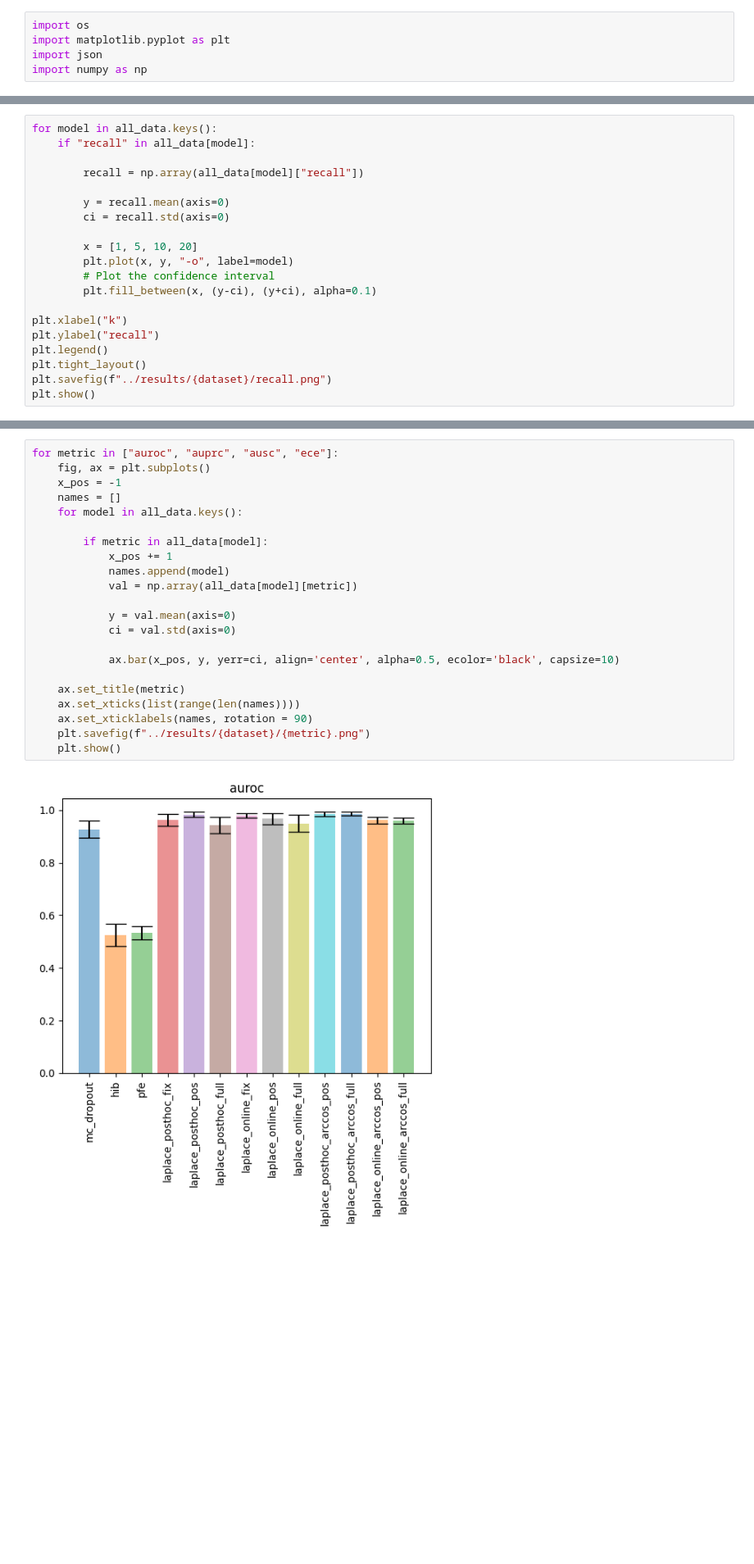
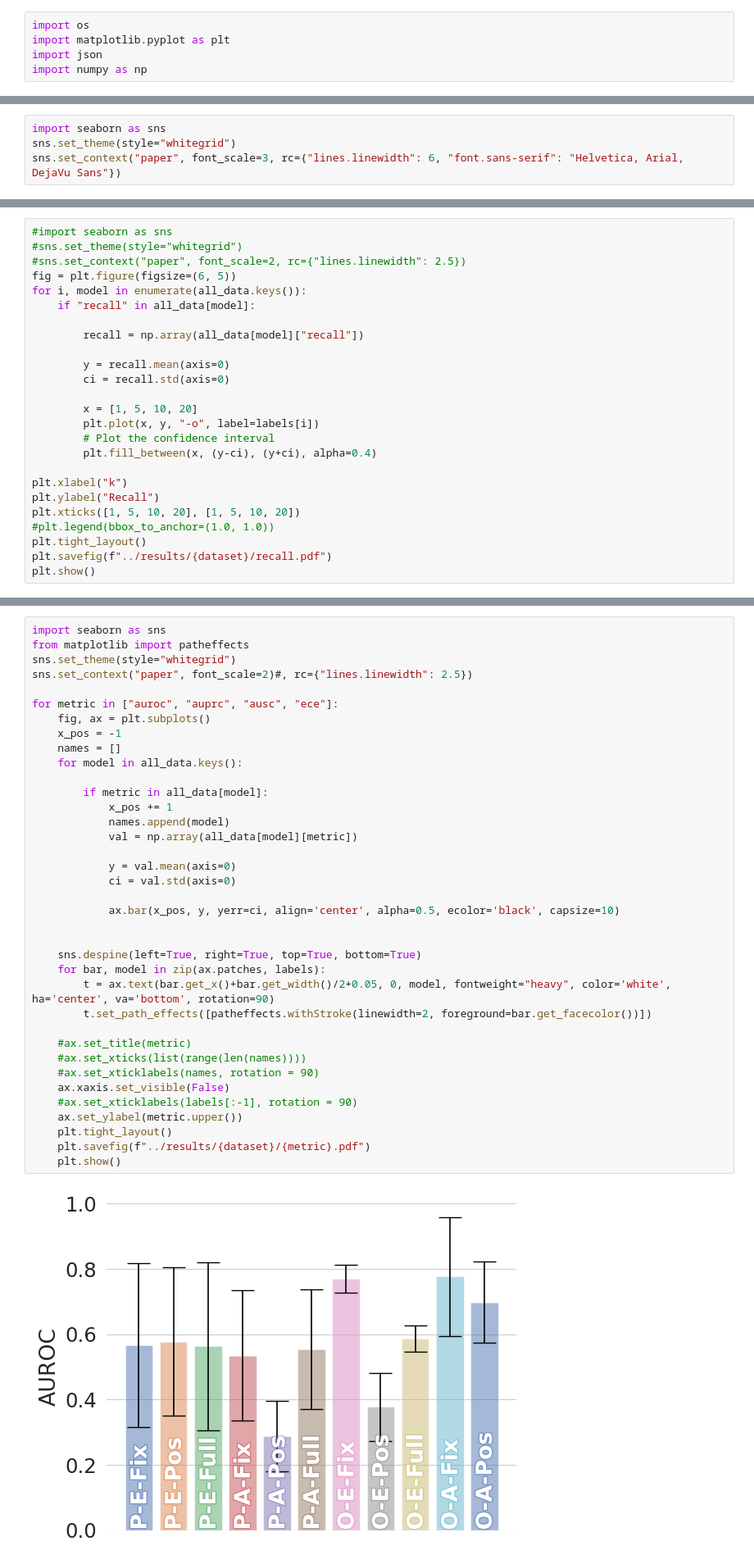
Before and after one commit to FrederikWarburg/bayesian-metric-learning, a Jupyter notebook: notebooks/accumulate_results.ipynb, the cells around one changed output, grey strips where cells are left out. Shown: that part at 82% size. Drawn from its saved outputs; the diff is of its cells as text; blank space fills up the shorter version.

```diff
--- a/notebooks/accumulate_results.ipynb
+++ b/notebooks/accumulate_results.ipynb
@@ -189,0 +185,4 @@ laplace_posthoc_arccos_full & 0.78 & 0.93 & 0.96 & 0.97 & 0.74 & 0.72 & 0.71 & 0
+# %%
+import seaborn as sns
+sns.set_theme(style="whitegrid")
+sns.set_context("paper", font_scale=3, rc={"lines.linewidth": 6, "font.sans-serif": "Helvetica, Arial, DejaVu Sans"})
@@ -214,5 +219,9 @@ plt.show()
 # %%
-for model in all_data.keys():
+#import seaborn as sns
+#sns.set_theme(style="whitegrid")
+#sns.set_context("paper", font_scale=2, rc={"lines.linewidth": 2.5})
+fig = plt.figure(figsize=(6, 5))
+for i, model in enumerate(all_data.keys()):
     if "recall" in all_data[model]:
 
         recall = np.array(all_data[model]["recall"])
@@ -221,14 +230,15 @@ for model in all_data.keys():
         ci = recall.std(axis=0)
 
         x = [1, 5, 10, 20]
-        plt.plot(x, y, "-o", label=model)
+        plt.plot(x, y, "-o", label=labels[i])
         # Plot the confidence interval
-        plt.fill_between(x, (y-ci), (y+ci), alpha=0.1)
+        plt.fill_between(x, (y-ci), (y+ci), alpha=0.4)
 
 plt.xlabel("k")
-plt.ylabel("recall")
-plt.legend()
+plt.ylabel("Recall")
+plt.xticks([1, 5, 10, 20], [1, 5, 10, 20])
+#plt.legend(bbox_to_anchor=(1.0, 1.0))
 plt.tight_layout()
-plt.savefig(f"../results/{dataset}/recall.png")
+plt.savefig(f"../results/{dataset}/recall.pdf")
 plt.show()
 # %% [output]
@@ -236,24 +246,39 @@ plt.show()
 # %%
+import seaborn as sns
+from matplotlib import patheffects
+sns.set_theme(style="whitegrid")
+sns.set_context("paper", font_scale=2)#, rc={"lines.linewidth": 2.5})
+
 for metric in ["auroc", "auprc", "ausc", "ece"]:
     fig, ax = plt.subplots()
     x_pos = -1
     names = []
     for model in all_data.keys():
 
         if metric in all_data[model]:
             x_pos += 1
             names.append(model)
             val = np.array(all_data[model][metric])
 
             y = val.mean(axis=0)
             ci = val.std(axis=0)
 
             ax.bar(x_pos, y, yerr=ci, align='center', alpha=0.5, ecolor='black', capsize=10)
 
-    ax.set_title(metric)
-    ax.set_xticks(list(range(len(names))))
-    ax.set_xticklabels(names, rotation = 90)
-    plt.savefig(f"../results/{dataset}/{metric}.png")
+
+    sns.despine(left=True, right=True, top=True, bottom=True)
+    for bar, model in zip(ax.patches, labels):
+        t = ax.text(bar.get_x()+bar.get_width()/2+0.05, 0, model, fontweight="heavy", color='white', ha='center', va='bottom', rotation=90)
+        t.set_path_effects([patheffects.withStroke(linewidth=2, foreground=bar.get_facecolor())])
+
+    #ax.set_title(metric)
+    #ax.set_xticks(list(range(len(names))))
+    #ax.set_xticklabels(names, rotation = 90)
+    ax.xaxis.set_visible(False)
+    #ax.set_xticklabels(labels[:-1], rotation = 90)
+    ax.set_ylabel(metric.upper())
+    plt.tight_layout()
+    plt.savefig(f"../results/{dataset}/{metric}.pdf")
     plt.show()
 # %% [output]
-[figure, old version]
+[figure, new version]
```
Also changed, not shown: parts of 9 cells of this notebook, 18 other files.
